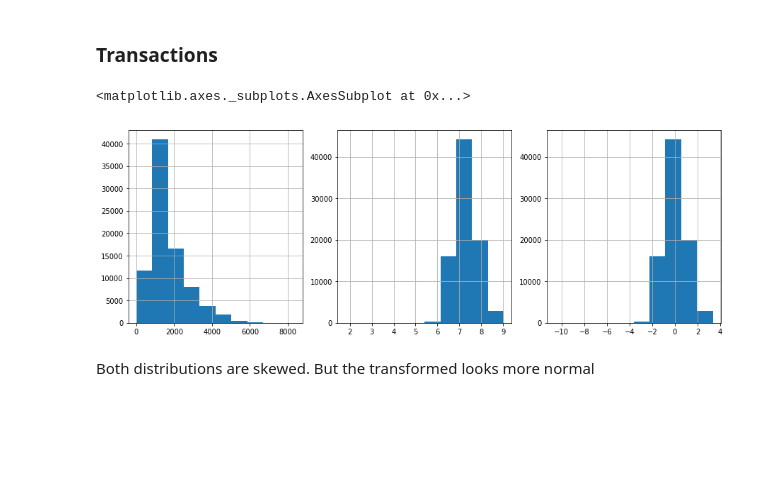
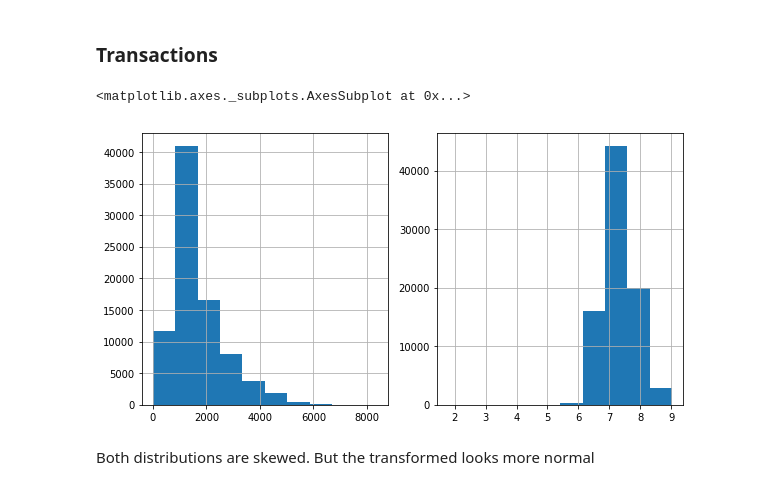
Before and after one commit to rgualan/la_favorita, a Jupyter notebook: notebooks/predict_transactions.ipynb, the cells around one changed output. Drawn from its saved outputs; the diff is of its cells as text; code cells hidden in the pictures; blank space fills up the shorter version.

Commit message:
First part: predict transactions

```diff
--- a/notebooks/predict_transactions.ipynb
+++ b/notebooks/predict_transactions.ipynb
@@ -36,20 +24,17 @@ from statsmodels.tsa.stattools import adfuller, acf, pacf,arma_order_select_ic
 # %%
 # Reading daily transfers per store
-sales=pd.read_csv('../input/transactions.csv', parse_dates=['date'])
+sales = pd.read_csv('../input/transactions.csv', parse_dates=['date'])
 
 # Reading store list
-stores=pd.read_csv('../input/stores.csv')
+stores = pd.read_csv('../input/stores.csv')
 stores.type=stores.type.astype('category')
-
-# Adding information about the stores
-sales=pd.merge(sales,stores,how='left')
 
 # Reading the holiday and events schedule
 holidays=pd.read_csv('../input/holidays_events.csv', parse_dates=['date'])
 
-# Isolating events that do not correspond to holidays
-#events=holidays.loc[holidays.type=='Event']
-#holidays=holidays.loc[holidays.type!='Event']
+# Reading oil
+oil=pd.read_csv('../input/processed/oil.csv', parse_dates=['date'])
 
-# Reading oil
-oil=pd.read_csv('../input/oil.csv', parse_dates=['date'])
+# Merge datasets
+sales=pd.merge(sales,stores,how='left')
+sales=pd.merge(sales,oil,how='left')
@@ -190,18 +95,19 @@ sales.loc[lambda df: df.date=='2015-01-10'].head()
 # %%
 # Transformation
 sales['transactions2'] = np.log1p(sales.transactions)
 
 # Normalized
-sales['transactions3'] = (sales['transactions2'] - sales['transactions2'].mean()) / sales['transactions2'].std()
+#sales['transactions3'] = (sales['transactions2'] - sales['transactions2'].mean()) / sales['transactions2'].std()
+# Normalize independently
 
 # Histograms
 plt.figure(figsize=(15,5))
 sales.transactions.hist(ax=plt.subplot(1,3,1))
 sales.transactions2.hist(ax=plt.subplot(1,3,2))
-sales.transactions3.hist(ax=plt.subplot(1,3,3))
+#sales.transactions3.hist(ax=plt.subplot(1,3,3))
 # %% [output]
 <matplotlib.axes._subplots.AxesSubplot at 0x...>
-[figure, old version]
+[figure, new version]
 # %%
 # Denormalize
 def denormalize_target(sales, target, transform=False):
```
Also changed, not shown: parts of 40 cells of this notebook, 4 other files.
